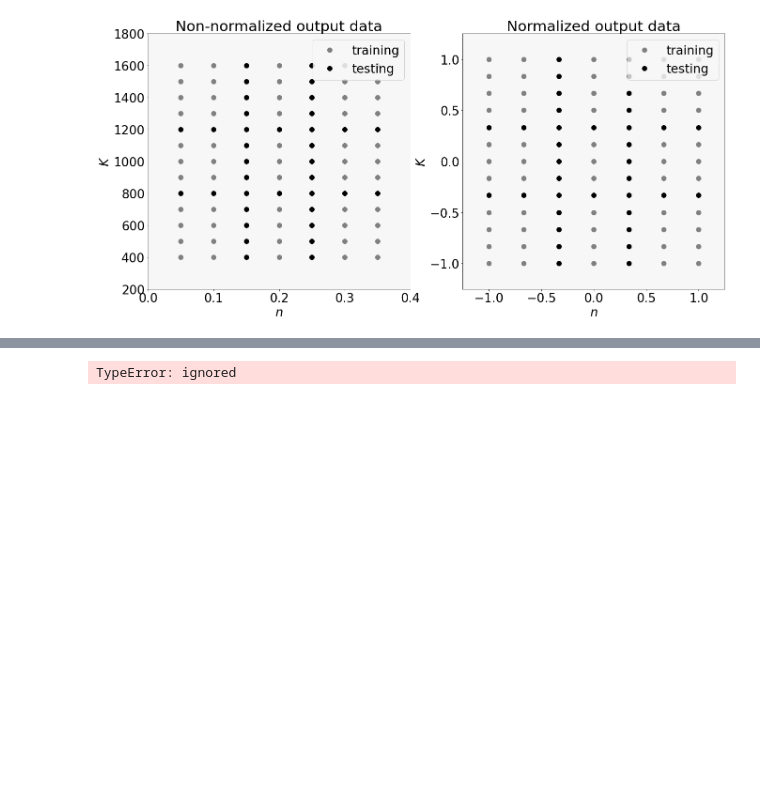
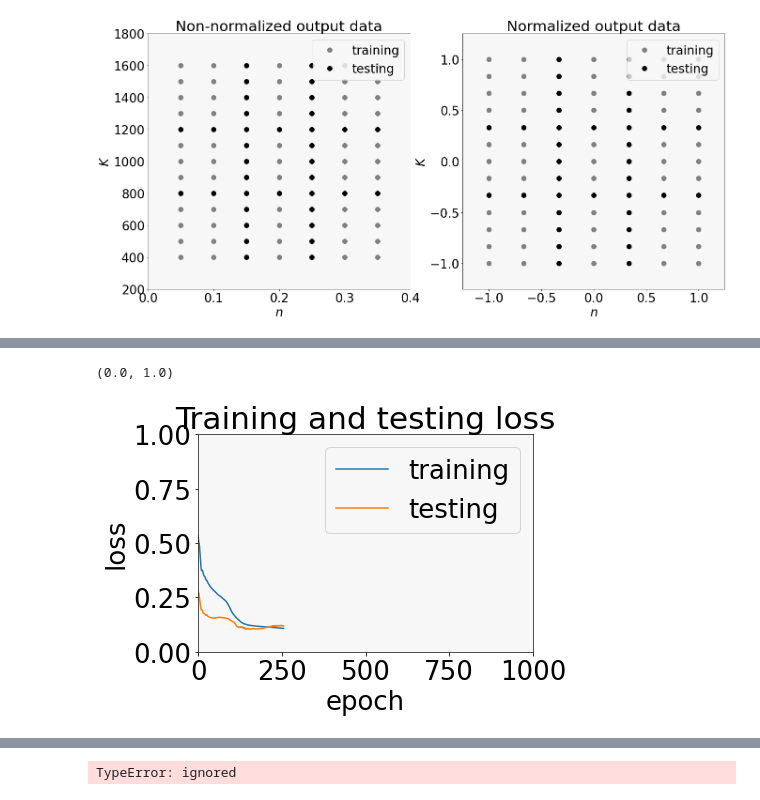
Before and after one commit to DaJaCruz/PhD, a Jupyter notebook: ANN.ipynb, the cells around one changed output, grey strips where cells are left out. Cells and saved outputs as stored; diff of their text form; code cells hidden in the pictures; blank space fills up the shorter version.

```diff
--- a/ANN.ipynb
+++ b/ANN.ipynb
@@ -240,3 +239,18 @@ Y_data_ANNpred = scaler_y.inverse_transform(Y_data_ANNpred_scaled)
+# %%
+fig_ANN, (ax1_ANN) = plt.subplots(1,1)
+
+ax1_ANN.plot(history.history['loss'])
+ax1_ANN.plot(history.history['val_loss'])
+ax1_ANN.set_title('Training and testing loss')
+ax1_ANN.set_ylabel('loss')
+ax1_ANN.set_xlabel('epoch')
+ax1_ANN.legend(['training', 'testing'], loc='upper right')
+#ax1_ANN.grid(True, color='gray', linestyle='-')
+ax1_ANN.set_xlim([0, 1000])
+ax1_ANN.set_ylim([0, 1])
+# %% [output]
+(0.0, 1.0)
+[figure, added]
 # %%
 fig_ANN, (ax1_ANN, ax2_ANN) = plt.subplots(1,2)
 
```
Also changed, not shown: parts of 5 cells of this notebook.
